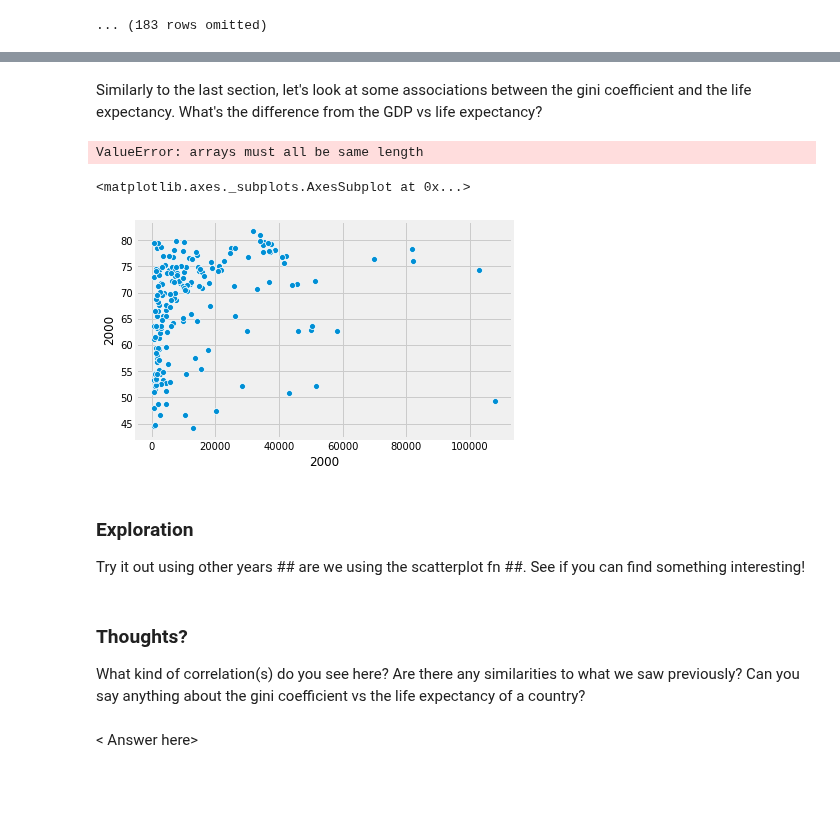
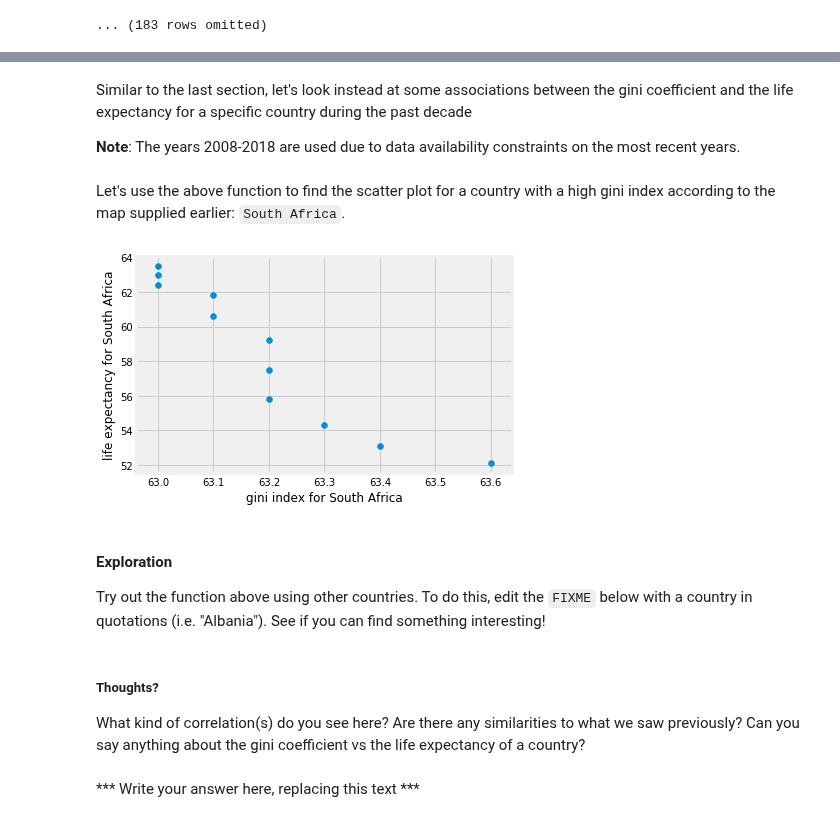
Before and after one commit to ds-modules/espm-c167, a Jupyter notebook: Lab1/ESPM_167_Lab1.ipynb, the cells around one changed output, grey strips where cells are left out. Cells and saved outputs as stored; diff of their text form; code cells hidden in the pictures; blank space fills up the shorter version.

```diff
--- a/Lab1/ESPM_167_Lab1.ipynb
+++ b/Lab1/ESPM_167_Lab1.ipynb
@@ -556,19 +549,31 @@ What kind of correlation do you see in the plot? What can or can’t you say abo
 # %% [markdown]
-Similarly to the last section, let's look at some associations between the gini coefficient and the life expectancy. What's the difference from the GDP vs life expectancy?
+Similar to the last section, let's look instead at some associations between the gini coefficient and the life expectancy for a specific country during the past decade
+
+**Note**: The years 2008-2018 are used due to data availability constraints on the most recent years.
-# %%
-#yo this b wrong bc of the countries lol brb there b some stuff i can do to make it look better
-
-sns.scatterplot(x = gini['2000'], y = life_expectancy['2000'])
-plt.title('Gini Coefficient vs Life Expectancy (2000)')
-plt.xlabel('Gini Coefficient')
-plt.ylabel('Life Expectancy');
-# %% [output]
-ValueError: arrays must all be same length
-# %%
-sns.scatterplot(x = gdppc['2000'], y = life_expectancy['2000']) #probs can remove this one if the students already are going to do it
-# %% [output]
-<matplotlib.axes._subplots.AxesSubplot at 0x...>
-[figure, removed]
+# %%
+def gini_expectancy_scatter(country):
+    gini_df = gini.to_df()
+    life_expectancy_df = life_expectancy.to_df()
+    years = ["2008", "2009", "2010", "2011", "2012", "2013", "2014", "2015", "2016", "2017", "2018"]
+    cols = ["country", "2008", "2009", "2010", "2011", "2012", "2013", "2014", "2015", "2016", "2017", "2018"]
+    xdata = gini_df[cols]
+    xindex = xdata[xdata["country"] == country].index[0]
+    xdata = xdata.drop("country", 1)
+    x = xdata.iloc[xindex].array
+    ydata = life_expectancy_df[cols]
+    yindex = ydata[ydata["country"] == country].index[0]
+    ydata = ydata.drop("country", 1)
+    y = ydata.iloc[yindex].array
+
+    plt.scatter(x, y)
+    plt.xlabel("gini index for " + country)
+    plt.ylabel("life expectancy for " + country)
+# %% [markdown]
+Let's use the above function to find the scatter plot for a country with a high gini index according to the map supplied earlier: `South Africa`.
+# %%
+gini_expectancy_scatter("South Africa")
+# %% [output]
+[figure, added]
 # %% [markdown]
-### Exploration
-Try it out using other years ## are we using the scatterplot fn ##. See if you can find something interesting!
+#### Exploration
+Try out the function above using other countries. To do this, edit the `FIXME` below with a country in quotations (i.e. "Albania"). See if you can find something interesting!
@@ -575,6 +583,6 @@ Try it out using other years ## are we using the scatterplot fn ##. See if you c
 # %% [markdown]
-### Thoughts?
+##### Thoughts?
 
 What kind of correlation(s) do you see here? Are there any similarities to what we saw previously? Can you say anything about the gini coefficient vs the life expectancy of a country?
-# %% [markdown]
-< Answer here>
+# %% [markdown]
+*** Write your answer here, replacing this text ***
```
Also changed, not shown: parts of 28 cells of this notebook.
